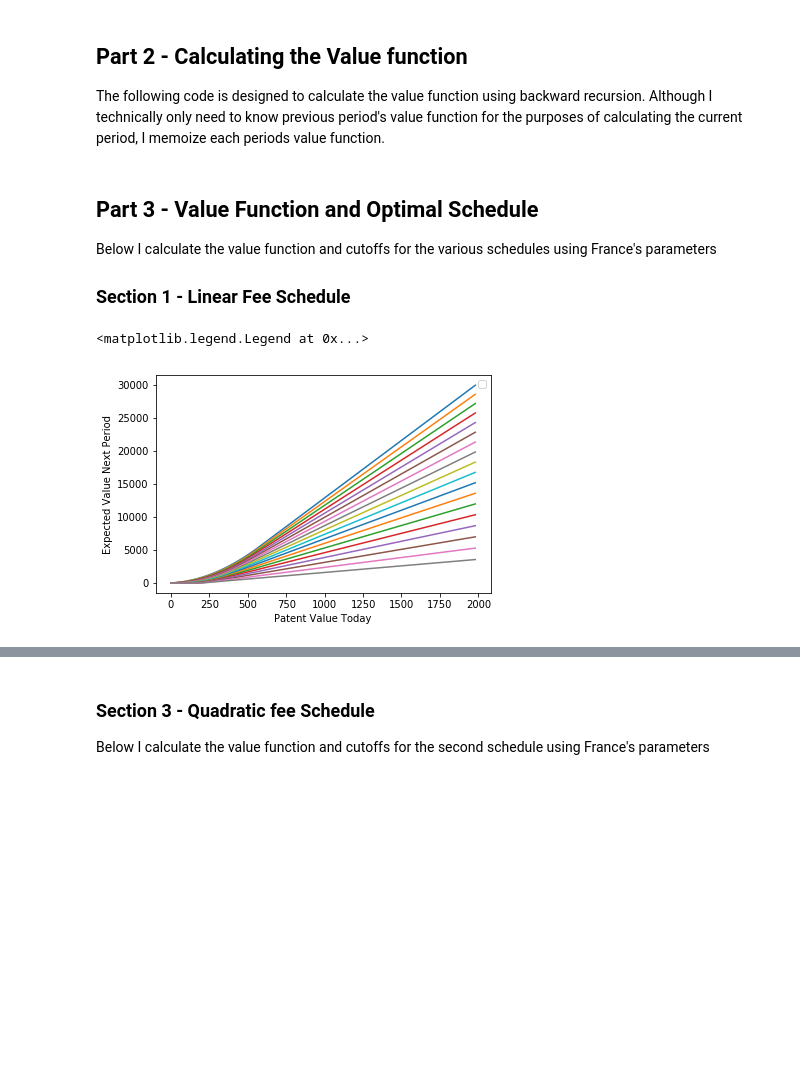
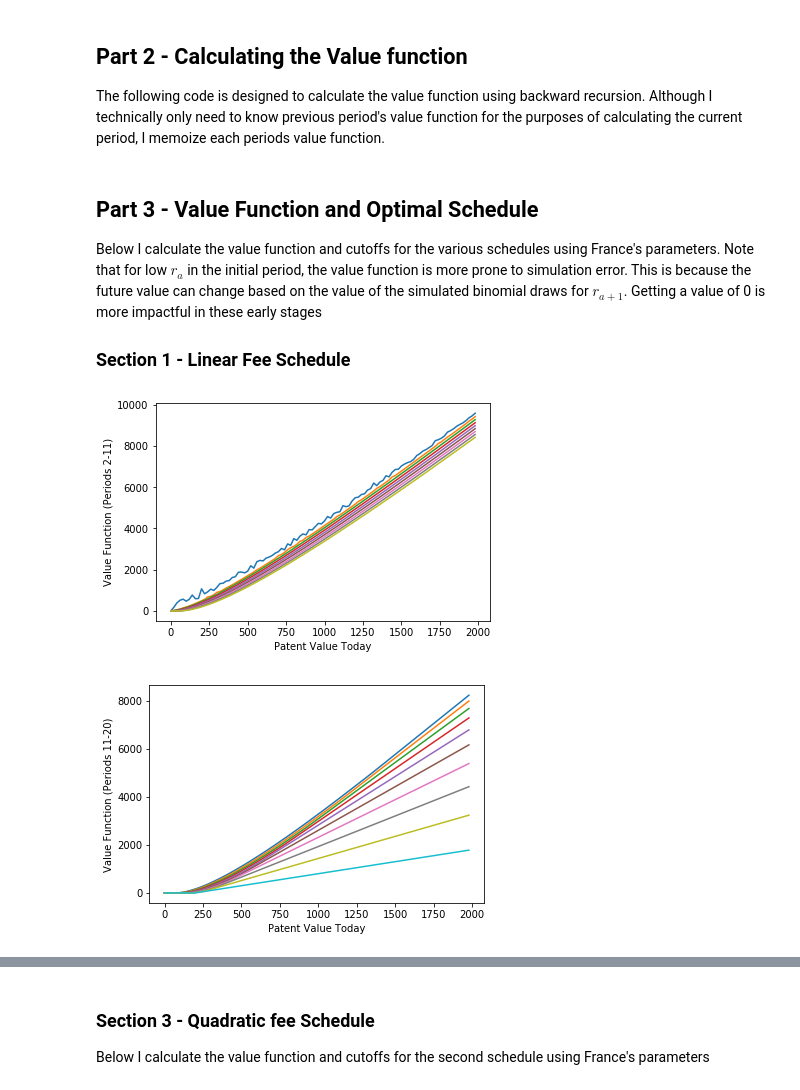
Before and after one commit to ericschulman/struct, a Jupyter notebook: hw3_io/Pakes.ipynb, the cells around one changed output, grey strips where cells are left out. Saved outputs shown, nothing was run; the diff lists cells and outputs as text; code cells hidden in the pictures; blank space fills up the shorter version.

```diff
--- a/hw3_io/Pakes.ipynb
+++ b/hw3_io/Pakes.ipynb
@@ -26,13 +27,11 @@ coef = pd.read_csv('coef.csv',index_col=0)
 schedule = pd.read_csv('schedule.csv')
 
 #set up global variables
-MAX_R = 2000
-GRID = 20
 TIME = 20
 BETA = .99
-STATES = np.array(range(0,MAX_R,GRID))
+
 SIGMA, GAMMA, PHI, DELTA, SIGMA_R, MU,THETA = coef['france']
-NSIM = 50
+NSIM = 200
 
 sched_1 =  np.array(schedule['sched_1'])
 sched_2 =  np.array(schedule['sched_2'])
@@ -130,25 +135,36 @@ def find_cutoffs(V):
 # %% [markdown]
 ## Part 3 - Value Function and Optimal Schedule
 
-Below I calculate the value function and cutoffs for the various schedules using France's parameters
+Below I calculate the value function and cutoffs for the various schedules using France's parameters. Note that for low $r_{a}$ in the initial period, the value function is more prone to simulation error. This is because the future value can change based on the value of the simulated binomial draws for $r_{a+1}$. Getting a value of 0 is more impactful in these early stages
 
 ### Section 1 - Linear Fee Schedule
 # %%
 SCHED =  np.array(schedule['sched_1'])
+MAX_R = 2000
+GRID = 20
+STATES = np.array(range(0,MAX_R,GRID))
 
 #graph value function - Schedule 1
-V =  memoize_value(sched_1,2)
+V =  memoize_value(sched_1,2,MAX_R,GRID)
 
+#period's 1-9
 fig = plt.figure()
-for i in range(18):
+for i in range(9):
     plt.plot(STATES, V[i])
 
 plt.xlabel('Patent Value Today')
-plt.ylabel('Expected Value Next Period')
-plt.legend()
+plt.ylabel('Value Function (Periods 2-11)')
+
+#periods 9-18
+fig = plt.figure()
+for i in range(9,19):
+    plt.plot(STATES, V[i])
+
+plt.xlabel('Patent Value Today')
+plt.ylabel('Value Function (Periods 11-20)');
 # %% [output]
-<matplotlib.legend.Legend at 0x...>
-[figure, old version]
+[figure, new version]
+[figure, added]
 # %%
 #graph cutoffs function - Schedule 1
 cutoffs = find_cutoffs(V)
```
Also changed, not shown: parts of 8 cells of this notebook.
